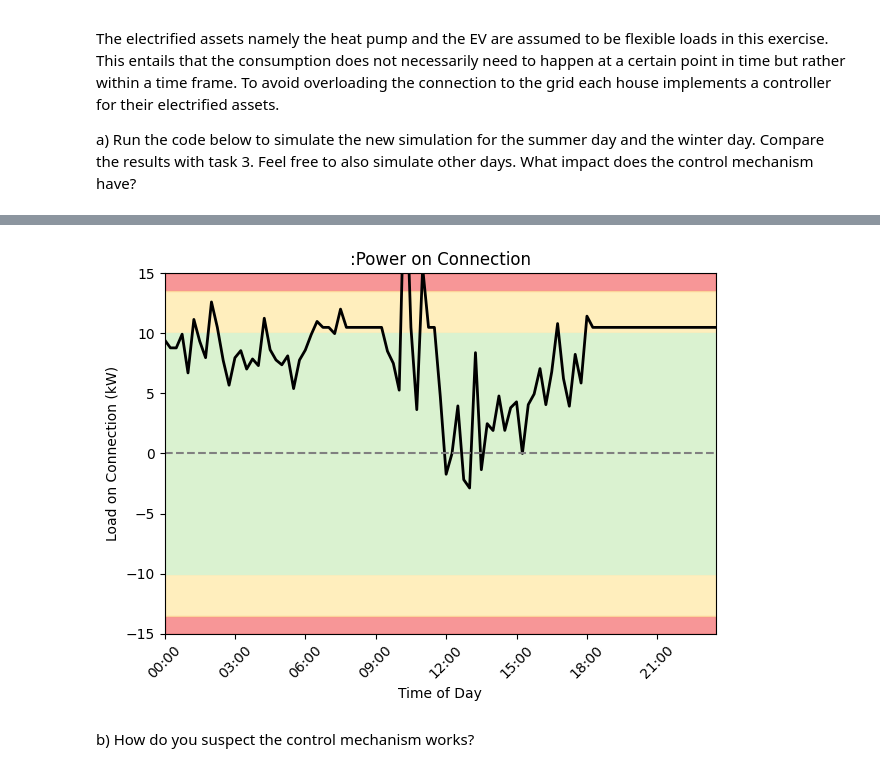
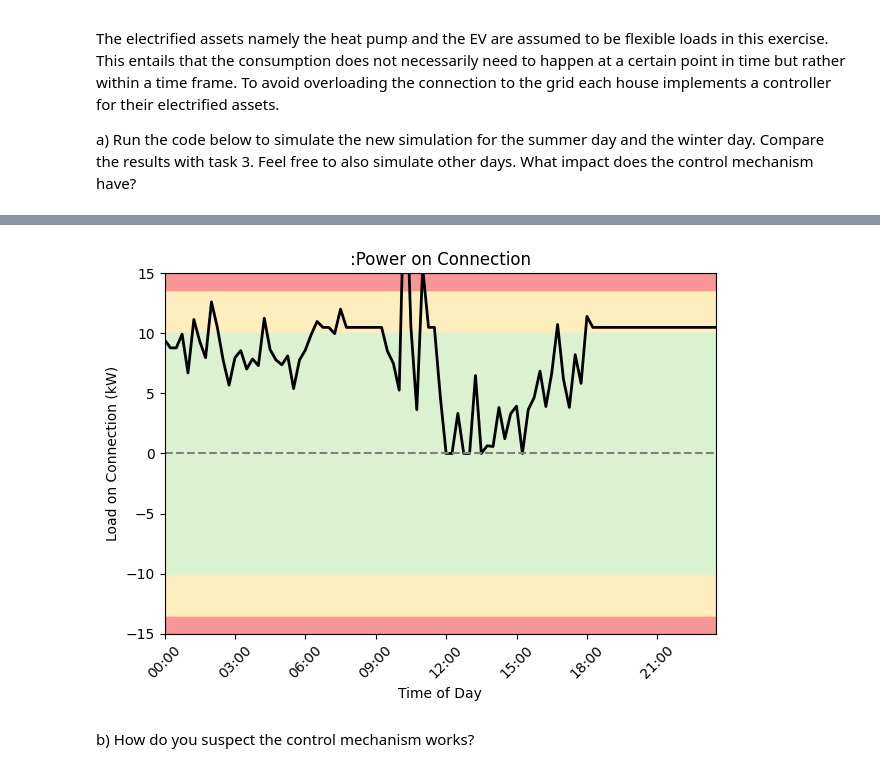
Before and after one commit to Illuminator-team/Illuminator, a Jupyter notebook: examples/Tutorial3/tutorial_physical_congestion.ipynb, the cells around one changed output, grey strips where cells are left out. Cells and saved outputs as stored; diff of their text form; code cells hidden in the pictures.

Commit message:
Tutorial 3 (physical congestion) version 3 complete

```diff
--- a/examples/Tutorial3/tutorial_physical_congestion.ipynb
+++ b/examples/Tutorial3/tutorial_physical_congestion.ipynb
@@ -138,6 +253,6 @@ simulation_RES_Bat_elec.run()
 # %%
-functions_T3.plot_results_connection('./out_Tutorial_bat_elec_assets.csv', connection_cap = 15, critical_limit = 0.9, tolerance_limit = 0.67)
+functions_T3.plot_results_connection('./out_Tutorial_bat_elec_assets_load_shift.csv', connection_cap = 15, critical_limit = 0.9, tolerance_limit = 0.67)
 # %% [output]
-[figure, old version]
+[figure, new version]
 # %% [markdown]
 b) How do you suspect the control mechanism works?
```
Also changed, not shown: parts of 9 cells of this notebook, 5 other files.
